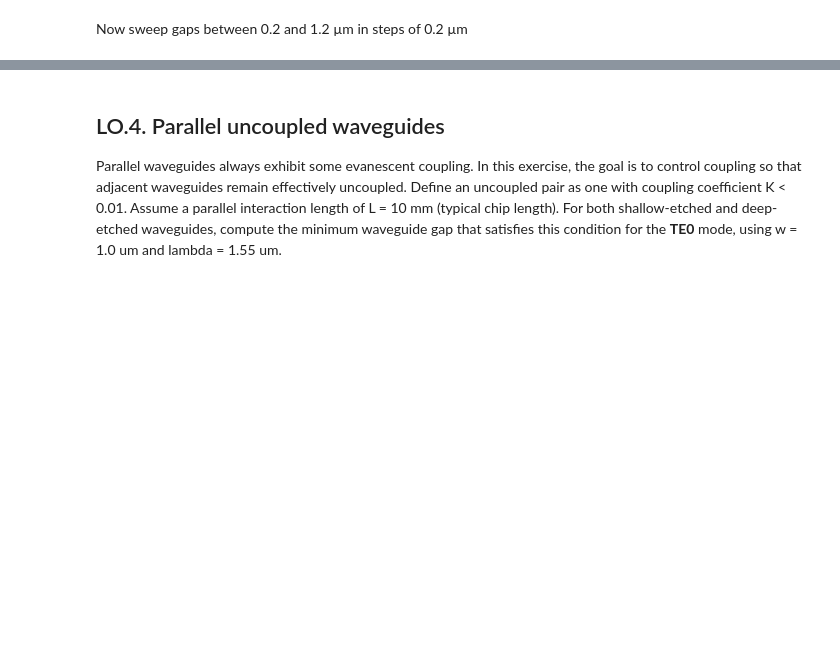
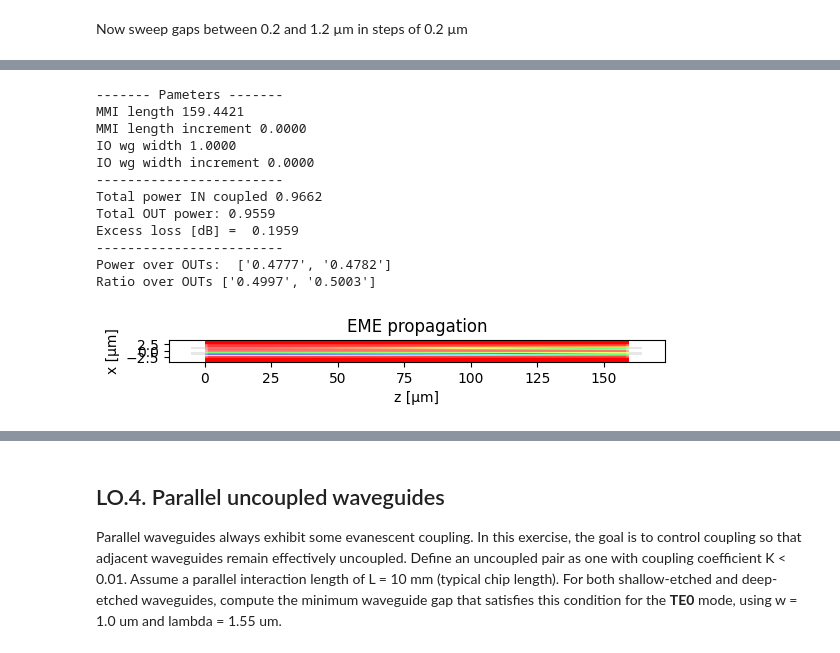
Before and after one commit to claudiaquiles/cifoin-lab2, a Jupyter notebook: COUPLERS_Student.ipynb, the cells around one changed output, grey strips where cells are left out. Cells and saved outputs as stored; diff of their text form; code cells hidden in the pictures; blank space fills up the shorter version.

```diff
--- a/COUPLERS_Student.ipynb
+++ b/COUPLERS_Student.ipynb
@@ -268,0 +326,13 @@ Now sweep gaps between 0.2 and 1.2 µm in steps of 0.2 µm
+# %%
+# wg_gap = 0.8
+#  3) Configure DC
+# DC I/O number
+m.n_IN = 2
+m.n_OUT = 2
+
+m.L_MMI = 0.5*L_pi # Since we use the same library for propagation simulations of MMI and DC
+                    # some variables might be identified as "MMI". Sorry about that (:
+                    # Might change in the future
+
+# 4) Run propagation - get power transfer and plot propagation
+m.propagation()
@@ -268,0 +353,27 @@ Now sweep gaps between 0.2 and 1.2 µm in steps of 0.2 µm
+# %%
+# wg_gap = 1.0
+#  3) Configure DC
+# DC I/O number
+m.n_IN = 2
+m.n_OUT = 2
+
+m.L_MMI = 0.5*L_pi # Since we use the same library for propagation simulations of MMI and DC
+                    # some variables might be identified as "MMI". Sorry about that (:
+                    # Might change in the future
+
+# 4) Run propagation - get power transfer and plot propagation
+m.propagation()
+# %% [output]
+------- Pameters -------
+MMI length 159.4421
+MMI length increment 0.0000
+IO wg width 1.0000
+IO wg width increment 0.0000
+------------------------
+Total power IN coupled 0.9662
+Total OUT power: 0.9559
+Excess loss [dB] =  0.1959
+------------------------
+Power over OUTs:  ['0.4777', '0.4782']
+Ratio over OUTs ['0.4997', '0.5003']
+[figure, added]
```
Also changed, not shown: parts of 22 cells of this notebook.
